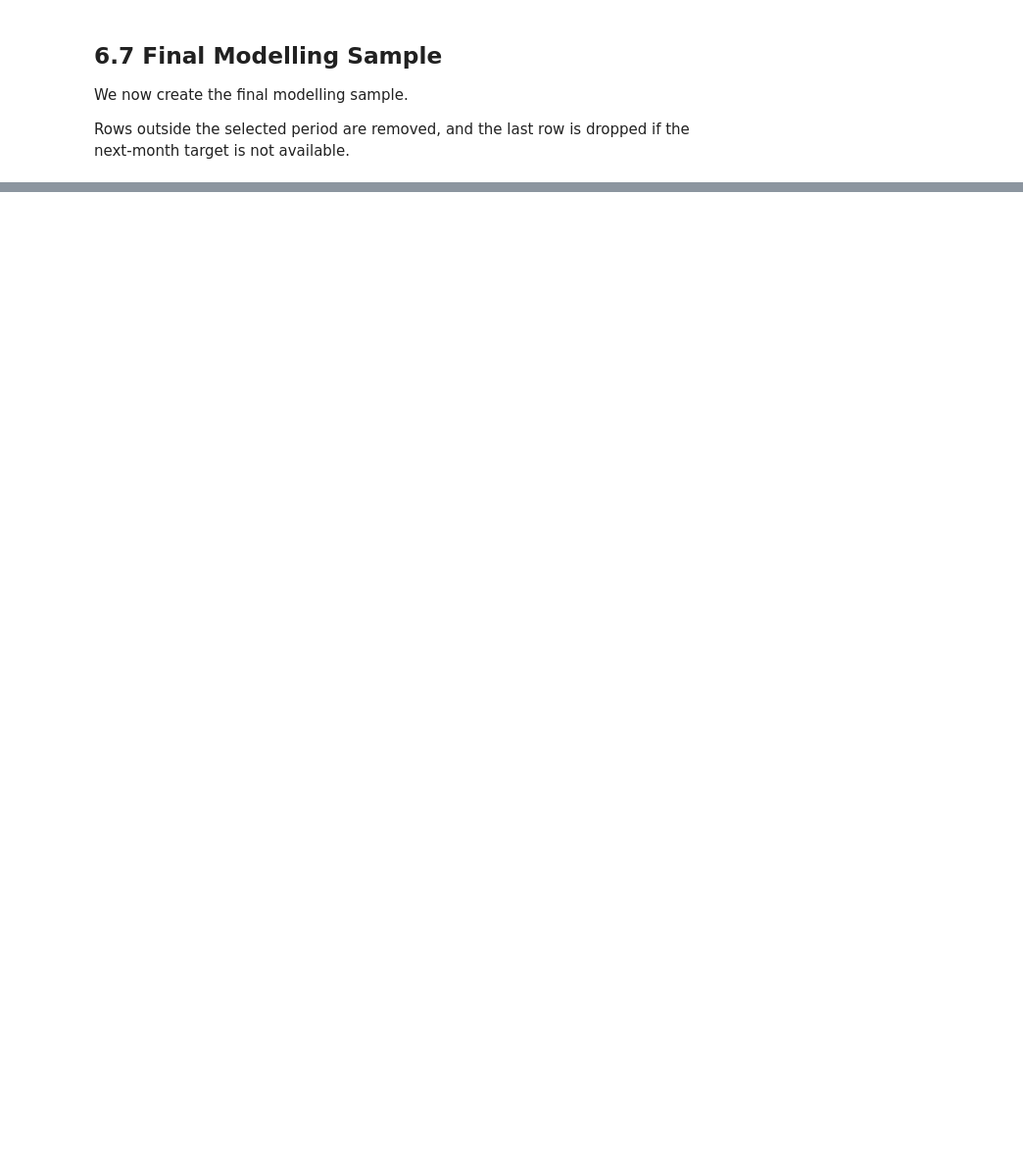
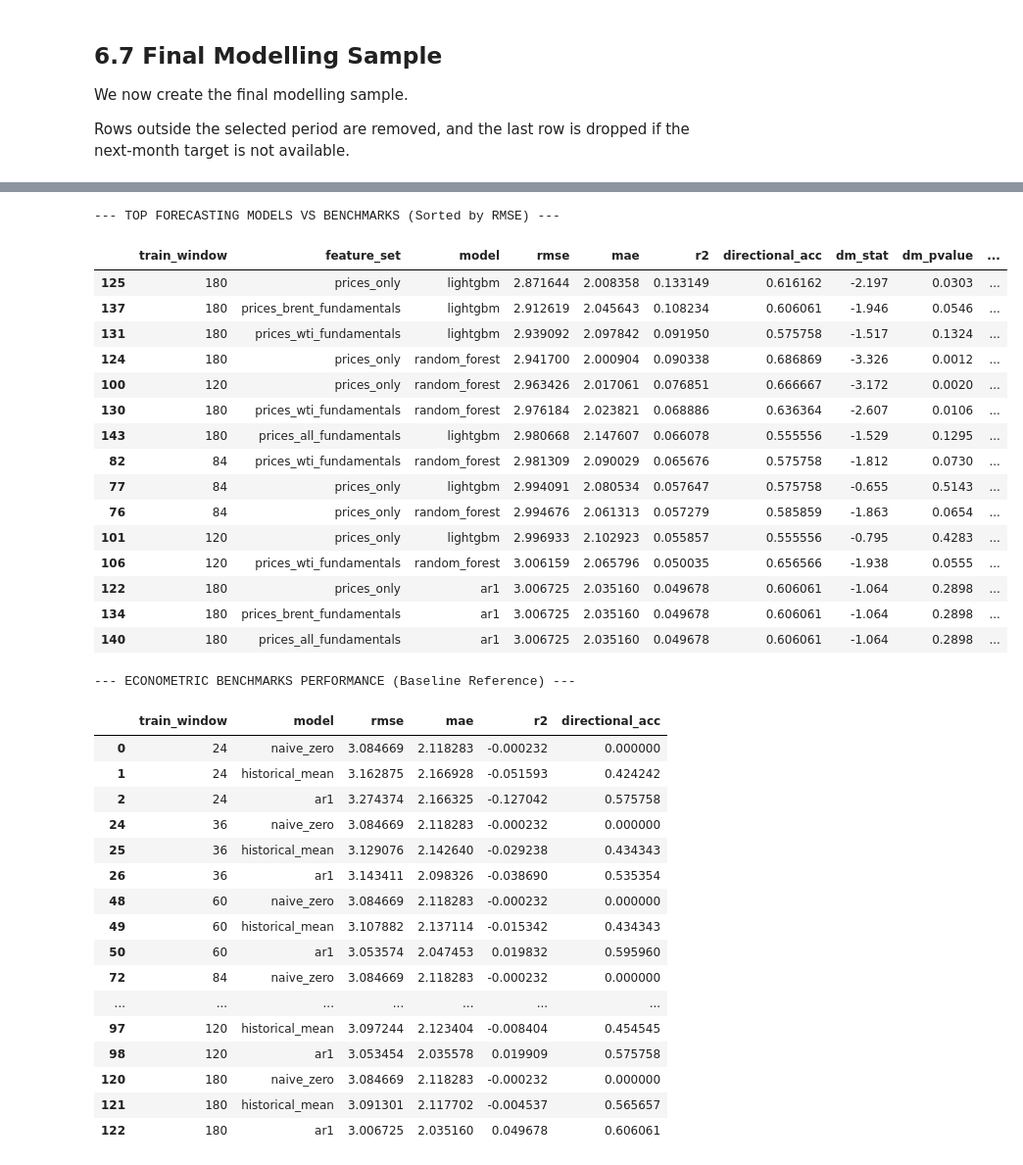
Before and after one commit to Samgit0532/brent-wti-ml-project, a Jupyter notebook: main.ipynb, the cells around one changed output, grey strips where cells are left out. Shown at 98% size. Saved outputs shown, nothing was run; the diff lists cells and outputs as text; code cells hidden in the pictures; blank space fills up the shorter version.

```diff
--- a/main.ipynb
+++ b/main.ipynb
@@ -576,3 +700,66 @@ common_metrics = pd.DataFrame(common_results)
+# %%
+# Filter and display the top 15 configurations sorted by RMSE
+print("--- TOP FORECASTING MODELS VS BENCHMARKS (Sorted by RMSE) ---")
+display(
+    common_metrics.sort_values("rmse").head(15)[
+        [
+            "train_window",
+            "feature_set",
+            "model",
+            "rmse",
+            "mae",
+            "r2",
+            "directional_acc",
+            "dm_stat",
+            "dm_pvalue",
+            "sig_better_than_naive",
+        ]
+    ]
+)
+
+# Display specifically the Econometric Benchmarks for direct comparison
+print("\n--- ECONOMETRIC BENCHMARKS PERFORMANCE (Baseline Reference) ---")
+benchmarks_summary = common_metrics[
+    common_metrics["model"].isin(["naive_zero", "historical_mean", "ar1"])
+    & (common_metrics["feature_set"] == "prices_only")
+]
+display(benchmarks_summary[["train_window", "model", "rmse", "mae", "r2", "directional_acc"]])
+# %% [output]
+--- TOP FORECASTING MODELS VS BENCHMARKS (Sorted by RMSE) ---
+|  | train_window | feature_set | model | rmse | mae | r2 | directional_acc | dm_stat | dm_pvalue | ... |
+| 125 | 180 | prices_only | lightgbm | 2.871644 | 2.008358 | 0.133149 | 0.616162 | -2.197 | 0.0303 | ... |
+| 137 | 180 | prices_brent_fundamentals | lightgbm | 2.912619 | 2.045643 | 0.108234 | 0.606061 | -1.946 | 0.0546 | ... |
+| 131 | 180 | prices_wti_fundamentals | lightgbm | 2.939092 | 2.097842 | 0.091950 | 0.575758 | -1.517 | 0.1324 | ... |
+| 124 | 180 | prices_only | random_forest | 2.941700 | 2.000904 | 0.090338 | 0.686869 | -3.326 | 0.0012 | ... |
+| 100 | 120 | prices_only | random_forest | 2.963426 | 2.017061 | 0.076851 | 0.666667 | -3.172 | 0.0020 | ... |
+| 130 | 180 | prices_wti_fundamentals | random_forest | 2.976184 | 2.023821 | 0.068886 | 0.636364 | -2.607 | 0.0106 | ... |
+| 143 | 180 | prices_all_fundamentals | lightgbm | 2.980668 | 2.147607 | 0.066078 | 0.555556 | -1.529 | 0.1295 | ... |
+| 82 | 84 | prices_wti_fundamentals | random_forest | 2.981309 | 2.090029 | 0.065676 | 0.575758 | -1.812 | 0.0730 | ... |
+| 77 | 84 | prices_only | lightgbm | 2.994091 | 2.080534 | 0.057647 | 0.575758 | -0.655 | 0.5143 | ... |
+| 76 | 84 | prices_only | random_forest | 2.994676 | 2.061313 | 0.057279 | 0.585859 | -1.863 | 0.0654 | ... |
+| 101 | 120 | prices_only | lightgbm | 2.996933 | 2.102923 | 0.055857 | 0.555556 | -0.795 | 0.4283 | ... |
+| 106 | 120 | prices_wti_fundamentals | random_forest | 3.006159 | 2.065796 | 0.050035 | 0.656566 | -1.938 | 0.0555 | ... |
+| 122 | 180 | prices_only | ar1 | 3.006725 | 2.035160 | 0.049678 | 0.606061 | -1.064 | 0.2898 | ... |
+| 134 | 180 | prices_brent_fundamentals | ar1 | 3.006725 | 2.035160 | 0.049678 | 0.606061 | -1.064 | 0.2898 | ... |
+| 140 | 180 | prices_all_fundamentals | ar1 | 3.006725 | 2.035160 | 0.049678 | 0.606061 | -1.064 | 0.2898 | ... |
+--- ECONOMETRIC BENCHMARKS PERFORMANCE (Baseline Reference) ---
+|  | train_window | model | rmse | mae | r2 | directional_acc |
+| 0 | 24 | naive_zero | 3.084669 | 2.118283 | -0.000232 | 0.000000 |
+| 1 | 24 | historical_mean | 3.162875 | 2.166928 | -0.051593 | 0.424242 |
+| 2 | 24 | ar1 | 3.274374 | 2.166325 | -0.127042 | 0.575758 |
+| 24 | 36 | naive_zero | 3.084669 | 2.118283 | -0.000232 | 0.000000 |
+| 25 | 36 | historical_mean | 3.129076 | 2.142640 | -0.029238 | 0.434343 |
+| 26 | 36 | ar1 | 3.143411 | 2.098326 | -0.038690 | 0.535354 |
+| 48 | 60 | naive_zero | 3.084669 | 2.118283 | -0.000232 | 0.000000 |
+| 49 | 60 | historical_mean | 3.107882 | 2.137114 | -0.015342 | 0.434343 |
+| 50 | 60 | ar1 | 3.053574 | 2.047453 | 0.019832 | 0.595960 |
+| 72 | 84 | naive_zero | 3.084669 | 2.118283 | -0.000232 | 0.000000 |
+| ... | ... | ... | ... | ... | ... | ... |
+| 97 | 120 | historical_mean | 3.097244 | 2.123404 | -0.008404 | 0.454545 |
+| 98 | 120 | ar1 | 3.053454 | 2.035578 | 0.019909 | 0.575758 |
+| 120 | 180 | naive_zero | 3.084669 | 2.118283 | -0.000232 | 0.000000 |
+| 121 | 180 | historical_mean | 3.091301 | 2.117702 | -0.004537 | 0.565657 |
+| 122 | 180 | ar1 | 3.006725 | 2.035160 | 0.049678 | 0.606061 |
 # %%
 common_metrics.sort_values("rmse").head(20)
 # %% [output]
```
Also changed, not shown: parts of 24 cells of this notebook, 5 other files.
